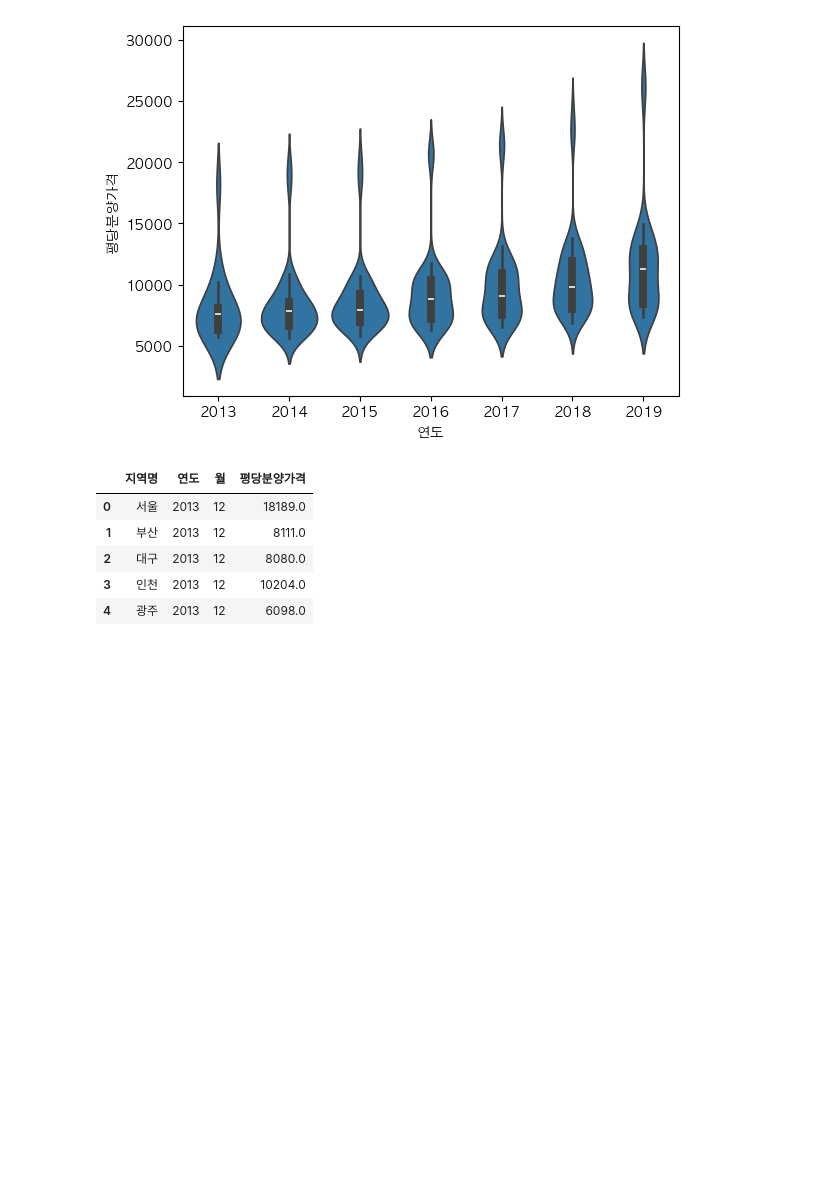
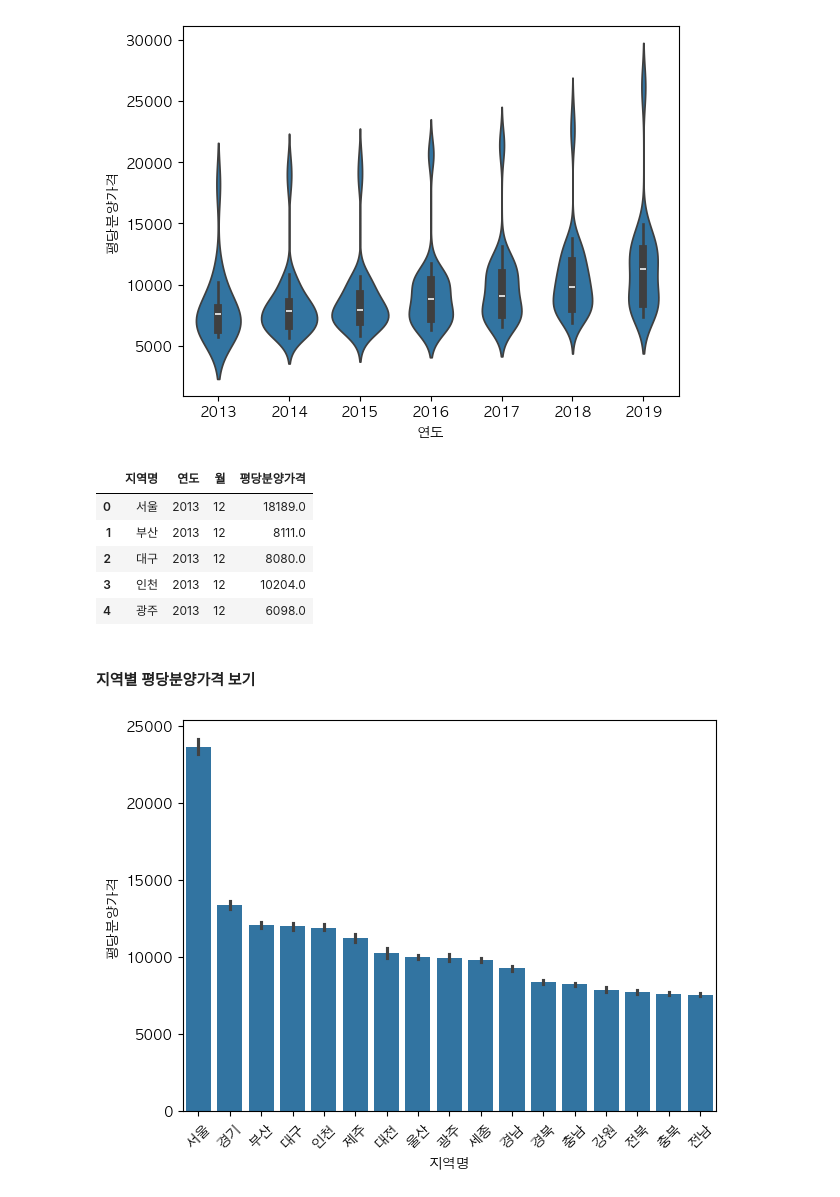
Before and after one commit to SongBeom00/data-analysis, a Jupyter notebook: 00-apt-price.ipynb, the cells around one changed output. Drawn from its saved outputs; the diff is of its cells as text; code cells hidden in the pictures; blank space fills up the shorter version.

Commit message:
:sparkles: 01-store-data-eda-input start

```diff
--- a/00-apt-price.ipynb
+++ b/00-apt-price.ipynb
@@ -1019,3 +1019,16 @@ df.head()
 | 2 | 대구 | 2013 | 12 | 8080.0 |
 | 3 | 인천 | 2013 | 12 | 10204.0 |
 | 4 | 광주 | 2013 | 12 | 6098.0 |
+# %% [markdown]
+#### 지역별 평당분양가격 보기
+# %%
+region_order = (df_last.groupby('지역명')['평당분양가격']
+                .mean()
+                .sort_values(ascending=False)
+                .index)
+
+sns.barplot(data=df_last, x='지역명', y='평당분양가격', order=region_order)
+plt.xticks(rotation=45)
+plt.tight_layout()
+# %% [output]
+[figure, added]
```
Also changed, not shown: parts of 3 cells of this notebook, 4 other files.
